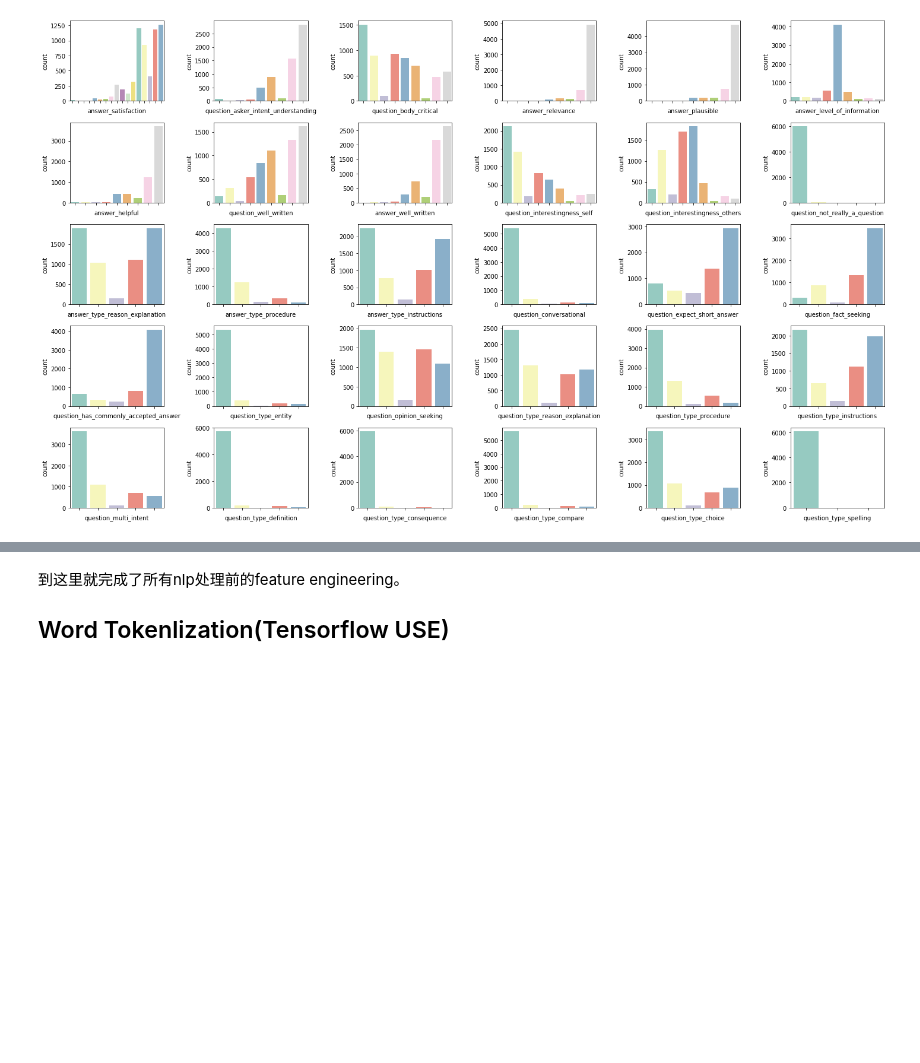
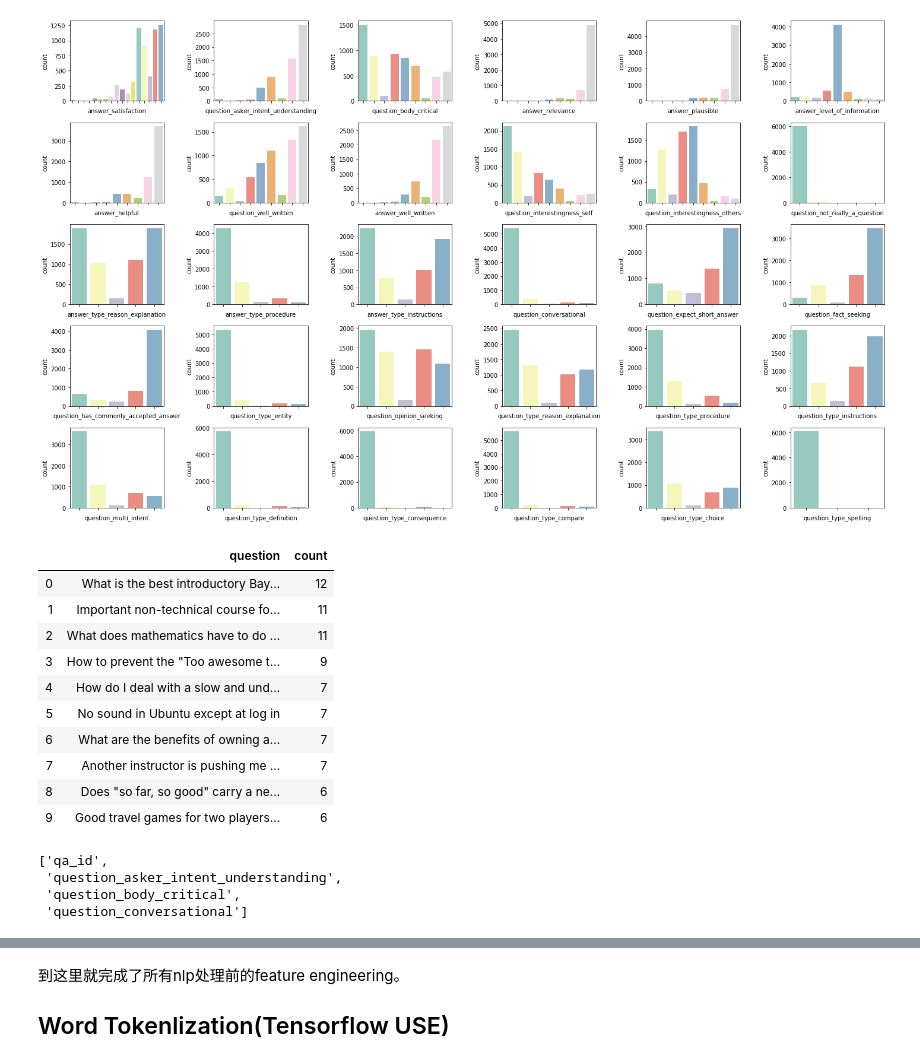
Before and after one commit to KasoLu/FLIP01, a Jupyter notebook: Code/project.ipynb, the cells around one changed output, grey strips where cells are left out. Saved outputs shown, nothing was run; the diff lists cells and outputs as text; code cells hidden in the pictures; blank space fills up the shorter version.

```diff
--- a/Code/project.ipynb
+++ b/Code/project.ipynb
@@ -194,3 +213,23 @@ fig.savefig('targets.pdf')
 # %%
 duplicated_q = train_set['question_title'].value_counts()
 duplicated_q = duplicated_q[duplicated_q > 2]
+pd.DataFrame(data={'question':duplicated_q.index,'count':duplicated_q.values}).head(10)
+# %% [output]
+|  | question | count |
+| 0 | What is the best introductory Bay... | 12 |
+| 1 | Important non-technical course fo... | 11 |
+| 2 | What does mathematics have to do ... | 11 |
+| 3 | How to prevent the "Too awesome t... | 9 |
+| 4 | How do I deal with a slow and und... | 7 |
+| 5 | No sound in Ubuntu except at log in | 7 |
+| 6 | What are the benefits of owning a... | 7 |
+| 7 | Another instructor is pushing me ... | 7 |
+| 8 | Does "so far, so good" carry a ne... | 6 |
+| 9 | Good travel games for two players... | 6 |
+# %%
+['qa_id'] + list(que_tgt_cols[:3])
+# %% [output]
+['qa_id',
+ 'question_asker_intent_understanding',
+ 'question_body_critical',
+ 'question_conversational']
```
Also changed, not shown: parts of 9 cells of this notebook, 1 other file.
